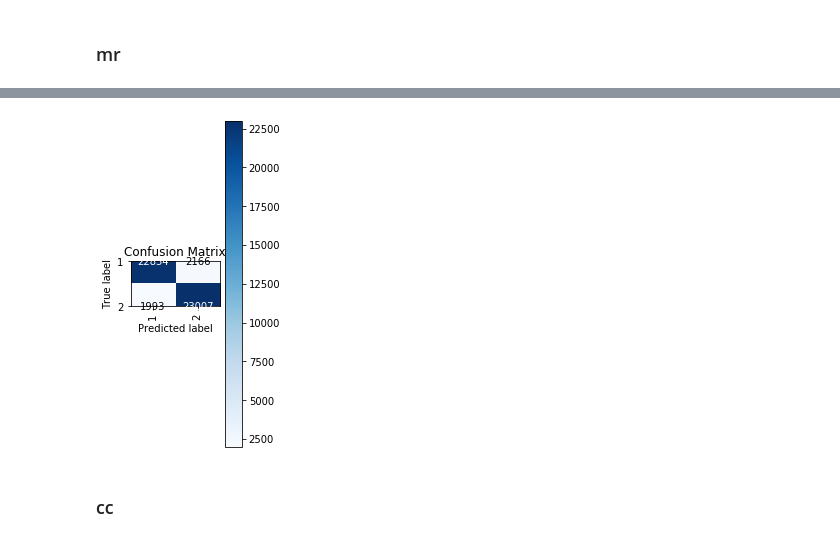
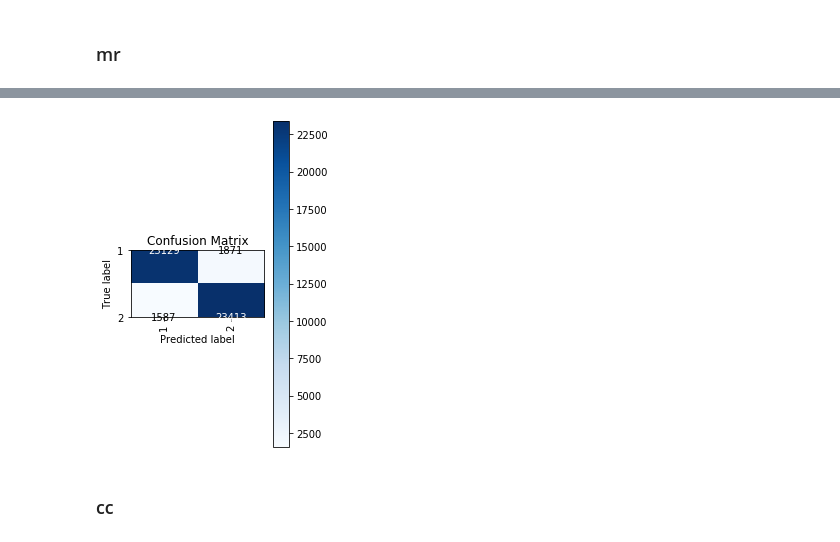
Before and after one commit to gbaril/project_ift6390, a Jupyter notebook: 4_NN.ipynb, the cells around one changed output, grey strips where cells are left out. Saved outputs shown, nothing was run; the diff lists cells and outputs as text; code cells hidden in the pictures.

```diff
--- a/4_NN.ipynb
+++ b/4_NN.ipynb
@@ -240,8 +258,8 @@ a=datetime.datetime.now()
 x,y = mr_tf_idf, mr['target']
 #x,y = cc_tf_idf, cc['target']
 
-mrNN=nn
-mrNN.train(x, y)
+mrNN=nn()
+mrNN.train(x, y,2)
 mr_y,mr_pred=mrNN.predict(x)
 confusion(mr_y,mr_pred)
 
@@ -252,4 +272,4 @@ Epoch 1/1
-[figure, old version]
+[figure, new version]
 # %% [markdown]
 ### cc
 # %%
```
Also changed, not shown: parts of 17 cells of this notebook, 2 other files.
